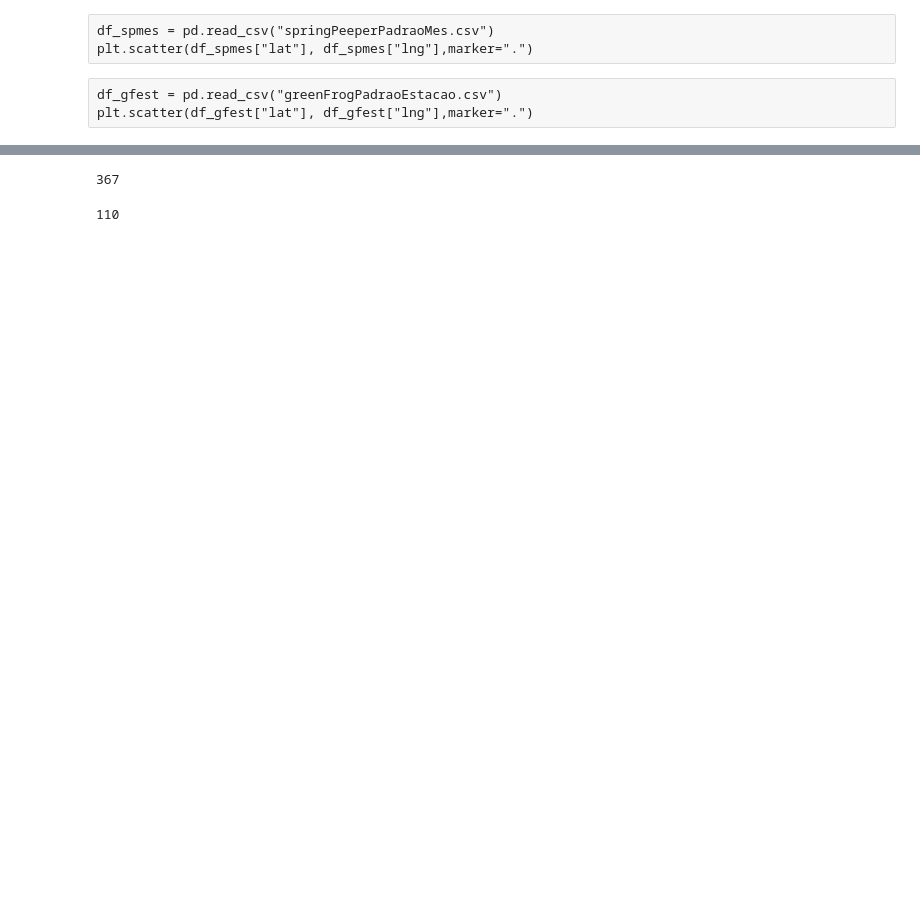
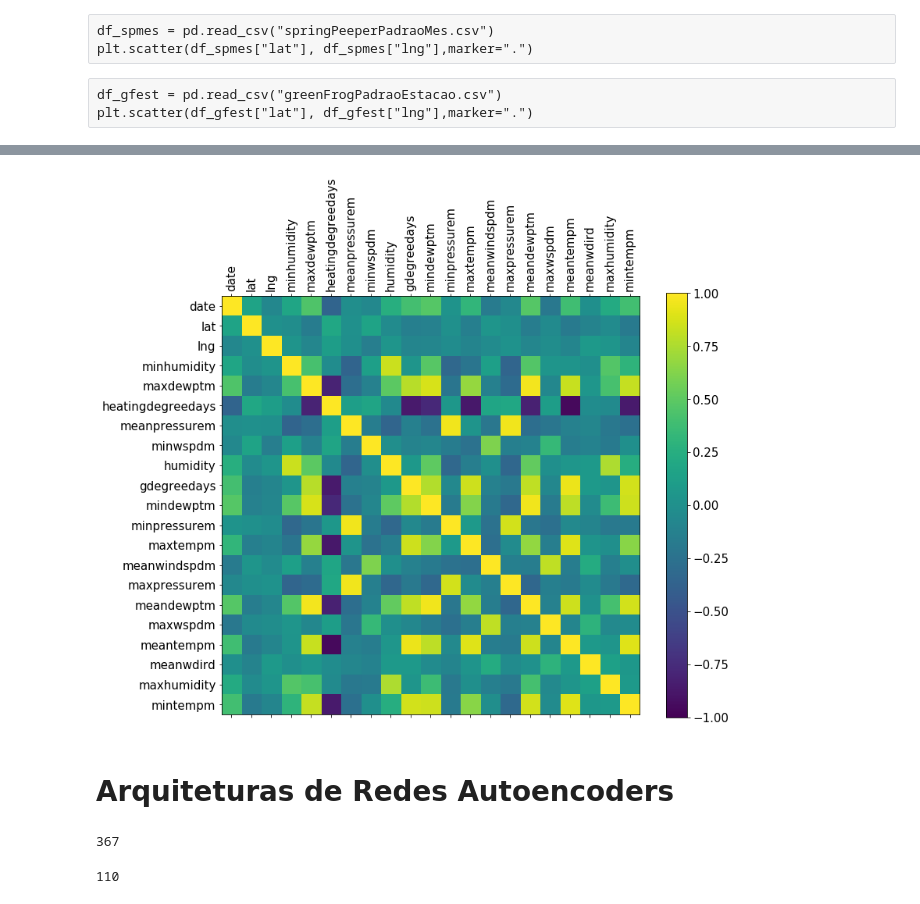
Before and after one commit to nabsonp/Autoencoder_Distribuicao_Especies, a Jupyter notebook: Treinamento.ipynb, the cells around one changed output, grey strips where cells are left out. Saved outputs shown, nothing was run; the diff lists cells and outputs as text; code cells hidden in the pictures; blank space fills up the shorter version.

```diff
--- a/Treinamento.ipynb
+++ b/Treinamento.ipynb
@@ -48,5 +36,2 @@ plt.show()
 # %%
 df_atmes.drop('Unnamed: 0',axis=1,inplace=True)
-# %%
-input_dim = len(df_atmes.columns)
-input_dim
@@ -102,0 +59,14 @@ autoencoder.compile(optimizer='adam', loss='mse')
+# %%
+def interquartile_ranking(data):
+    ir = {}
+    zeros = []
+    for c in data.columns:
+        inter = data[c].quantile(q=0.75) - data[c].quantile(q=0.25)
+        if (inter == 0):
+            zeros.append(c)
+        else:
+            ir[c] = inter
+    return classifica_dict(ir,reverso=False), zeros
+# %%
+ir, zeros = interquartile_ranking(df_atmes)
+ir
@@ -102,0 +91,4 @@ autoencoder.compile(optimizer='adam', loss='mse')
+# %%
+# Elimina as features com intervalo entre quartis zerado
+for c in zeros:
+    df_atmes.drop(c,axis=1,inplace=True)
@@ -103,3 +103,26 @@ autoencoder.compile(optimizer='adam', loss='mse')
+# %%
+# Plota matriz de correlação
+# Quanto mais correlacionadas duas features, mais forte é a cor de interseção entre elas
+# crescem justas na mesma direção = bem correlacionadas
+# crescem em direções opostas = mal correlacionadas
+plt.rc('font', size=15)
+plt.rc('axes', titlesize=22)
+correlations = df_atmes.corr()
+fig = plt.figure(figsize=(12,10))
+ax = fig.add_subplot(111)
+cax = ax.matshow(correlations, vmin=-1, vmax=1)
+fig.colorbar(cax)
+ticks = np.arange(0,input_dim,1)
+ax.set_yticks(ticks)
+ax.set_xticks(ticks)
+ax.set_xticklabels(df_atmes.columns,rotation=90)
+ax.set_yticklabels(df_atmes.columns)
+plt.plot()
+plt.show()
+# %% [output]
+[figure, added]
+# %% [markdown]
+# Arquiteturas de Redes Autoencoders
 # %%
 # Separa as base de treino e teste
 X_trainAtMes, X_testAtMes = train_test_split(df_atmes, test_size=0.30, random_state=42)
```
Also changed, not shown: parts of 138 cells of this notebook.
